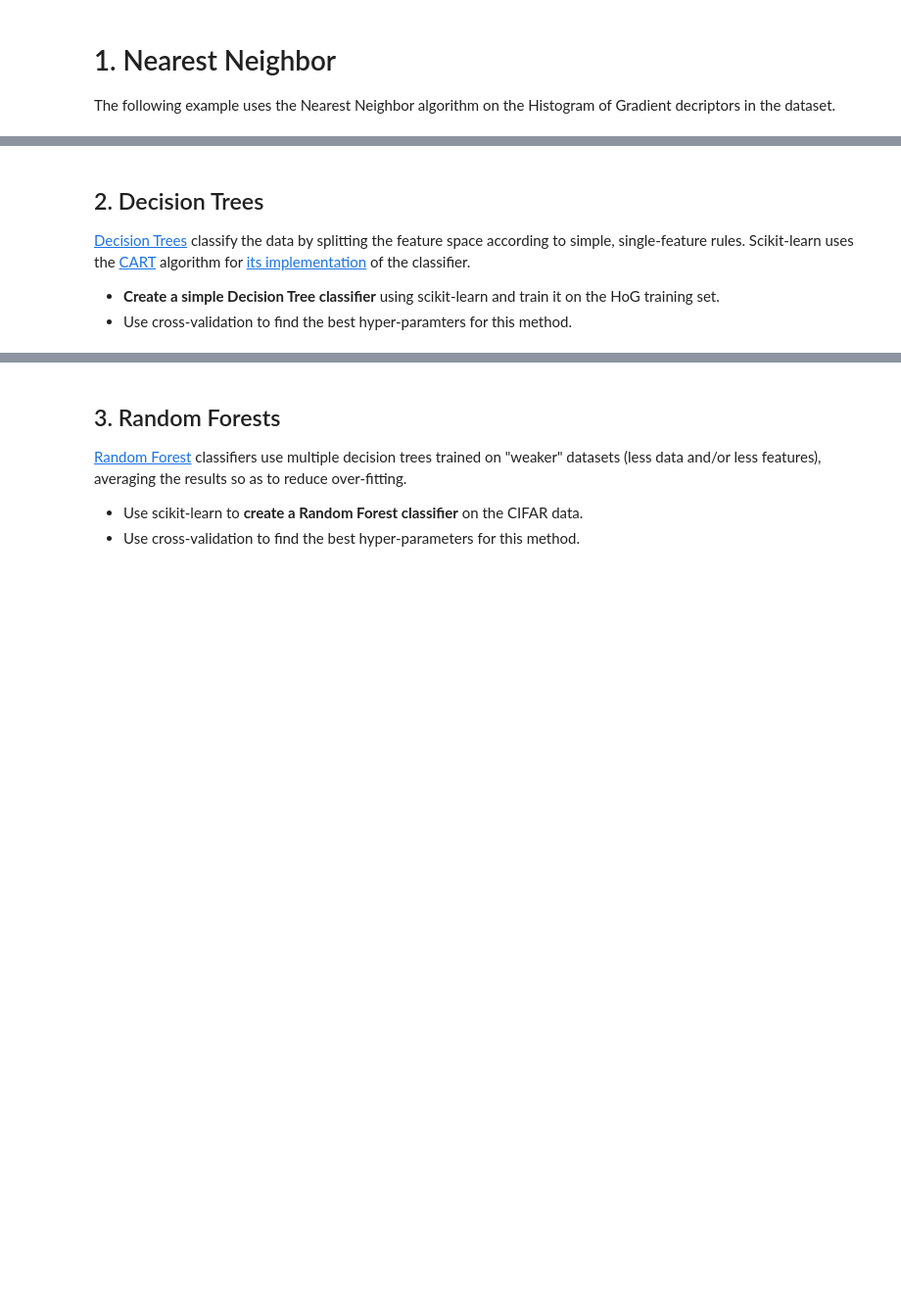
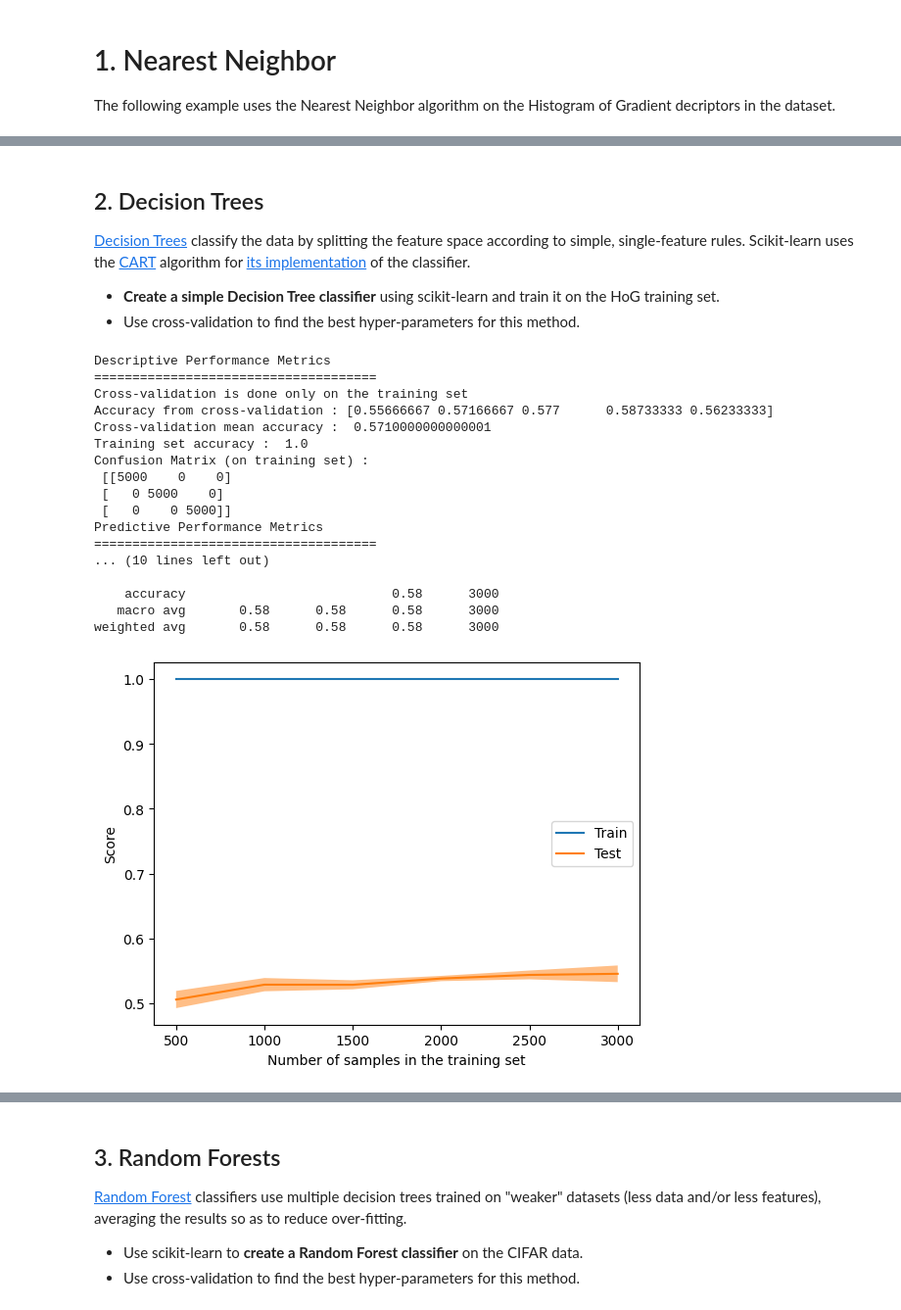
Before and after one commit to Exagor/info-h-501, a Jupyter notebook: docs/LABS/ML1_Nearest_Neighbours_and_Decision_Trees.ipynb, the cells around one changed output, grey strips where cells are left out. Shown: that part at 98% size. Drawn from its saved outputs; the diff is of its cells as text; code cells hidden in the pictures; blank space fills up the shorter version.

Commit message:
Finish lab ML1 + create special ML pipeline

```diff
--- a/docs/LABS/ML1_Nearest_Neighbours_and_Decision_Trees.ipynb
+++ b/docs/LABS/ML1_Nearest_Neighbours_and_Decision_Trees.ipynb
@@ -31,4 +146,4 @@ clf.fit( dataset.train['hog'], dataset.train['labels'] )
 [Decision Trees](http://scikit-learn.org/stable/modules/tree.html#tree) classify the data by splitting the feature space according to simple, single-feature rules. Scikit-learn uses the [CART](https://en.wikipedia.org/wiki/Predictive_analytics#Classification_and_regression_trees_.28CART.29) algorithm for [its implementation](http://scikit-learn.org/stable/modules/generated/sklearn.tree.DecisionTreeClassifier.html) of the classifier.
 
 * **Create a simple Decision Tree classifier** using scikit-learn and train it on the HoG training set.
-* Use cross-validation to find the best hyper-paramters for this method.
+* Use cross-validation to find the best hyper-parameters for this method.
@@ -38,0 +150,25 @@ from sklearn import tree
+# %%
+from sklearn.tree import DecisionTreeClassifier
+from lab_tools import ML_pipeline
+
+tree_clf = DecisionTreeClassifier()
+ML_pipeline(tree_clf, dataset.train['hog'], dataset.train['labels'], dataset.test['hog'], dataset.test['labels'],True)
+# %% [output]
+Descriptive Performance Metrics
+=====================================
+Cross-validation is done only on the training set
+Accuracy from cross-validation : [0.55666667 0.57166667 0.577      0.58733333 0.56233333]
+Cross-validation mean accuracy :  0.5710000000000001
+Training set accuracy :  1.0
+Confusion Matrix (on training set) :
+ [[5000    0    0]
+ [   0 5000    0]
+ [   0    0 5000]]
+Predictive Performance Metrics
+=====================================
+... (10 lines left out)
+
+    accuracy                           0.58      3000
+   macro avg       0.58      0.58      0.58      3000
+weighted avg       0.58      0.58      0.58      3000
+[figure, added]
```
Also changed, not shown: parts of 17 cells of this notebook, 1 other file.
